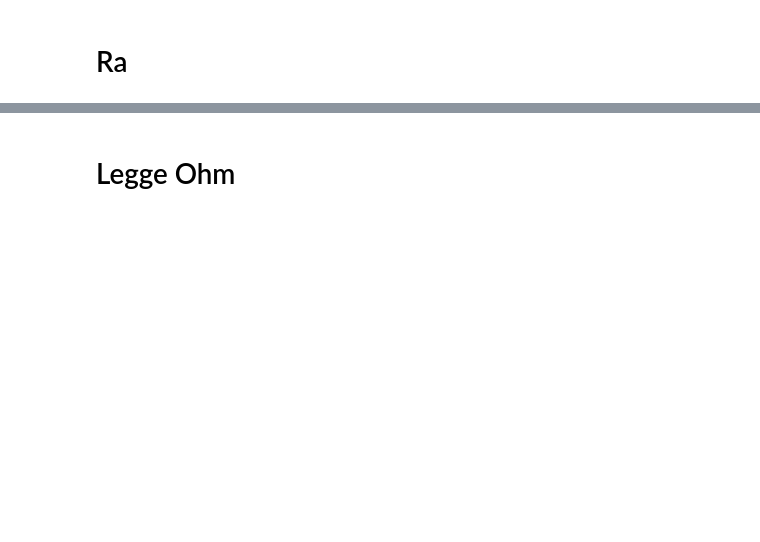
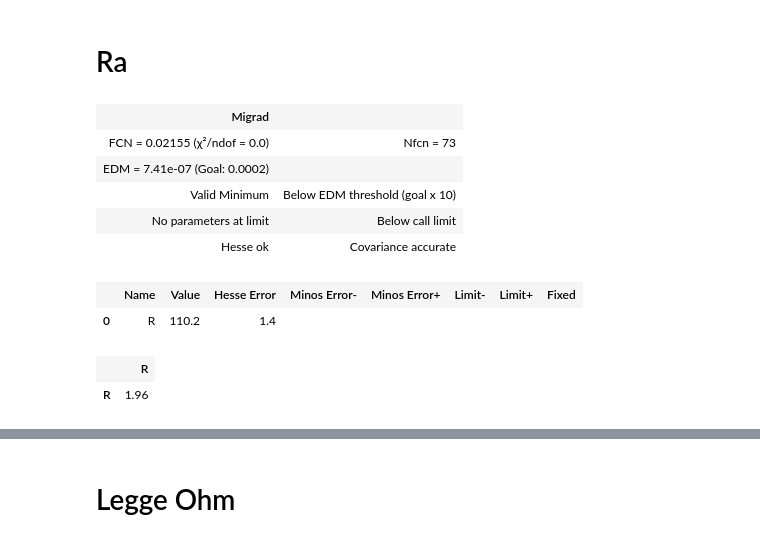
Before and after one commit to Yedi278/Lab2, a Jupyter notebook: Circuiti_1/note.ipynb, the cells around one changed output, grey strips where cells are left out. Drawn from its saved outputs; the diff is of its cells as text; code cells hidden in the pictures; blank space fills up the shorter version.

```diff
--- a/Circuiti_1/note.ipynb
+++ b/Circuiti_1/note.ipynb
@@ -142,2 +184,20 @@ dict_keys(['Rv', 'Ra', 'Ohm'])
 # %% [markdown]
 # Ra
+# %%
+RA_dati = df['Ra']
+# print(RA_dati)
+# %%
+c = LeastSquares(RA_dati['V'][:8], RA_dati['I [mA]'][:8]*1e-3, 0.0001, ohm_law)
+m = Minuit(c, R=1)
+m.migrad()
+# %% [output]
+| Migrad |  |
+| FCN = 0.02155 (χ²/ndof = 0.0) | Nfcn = 73 |
+| EDM = 7.41e-07 (Goal: 0.0002) |  |
+| Valid Minimum | Below EDM threshold (goal x 10) |
+| No parameters at limit | Below call limit |
+| Hesse ok | Covariance accurate |
+|  | Name | Value | Hesse Error | Minos Error- | Minos Error+ | Limit- | Limit+ | Fixed |
+| 0 | R | 110.2 | 1.4 |  |  |  |  |  |
+|  | R |
+| R | 1.96 |
```
Also changed, not shown: parts of 18 cells of this notebook.
